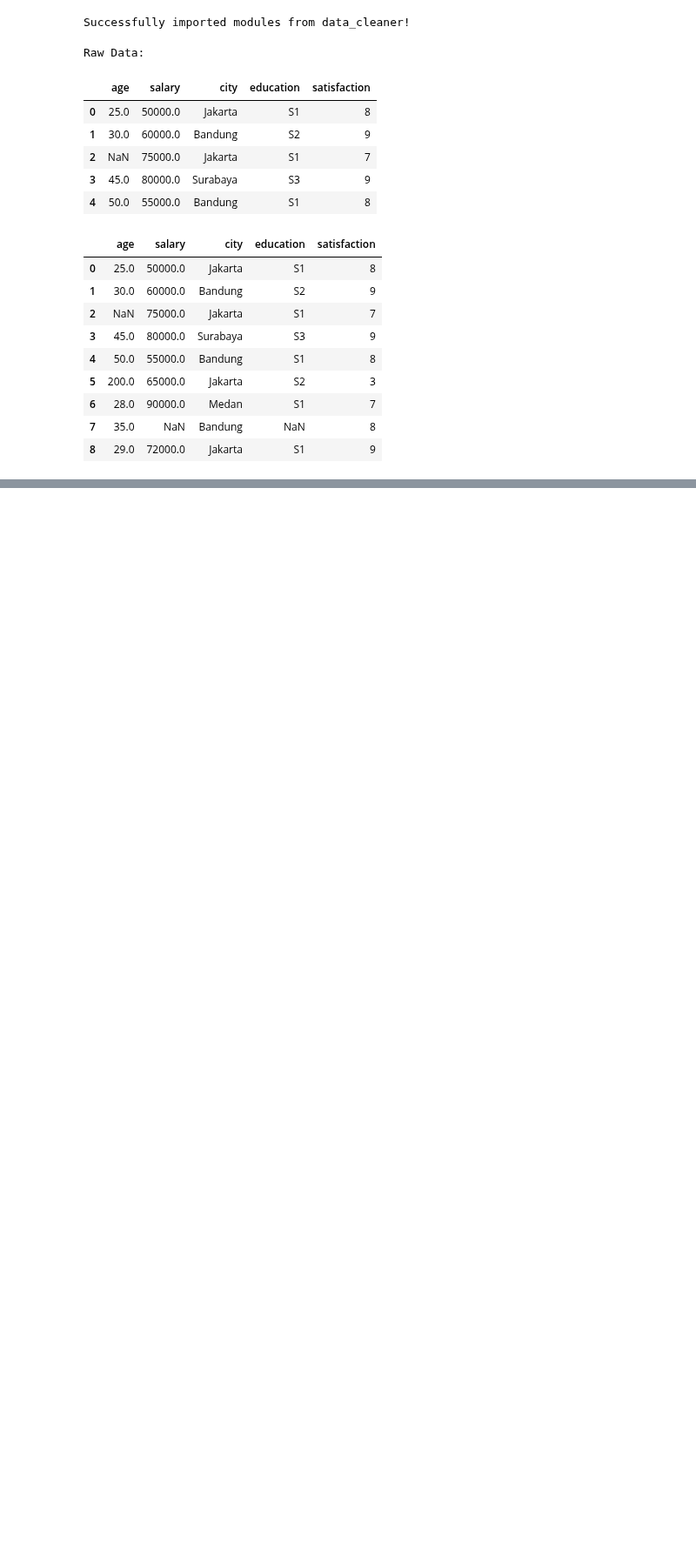
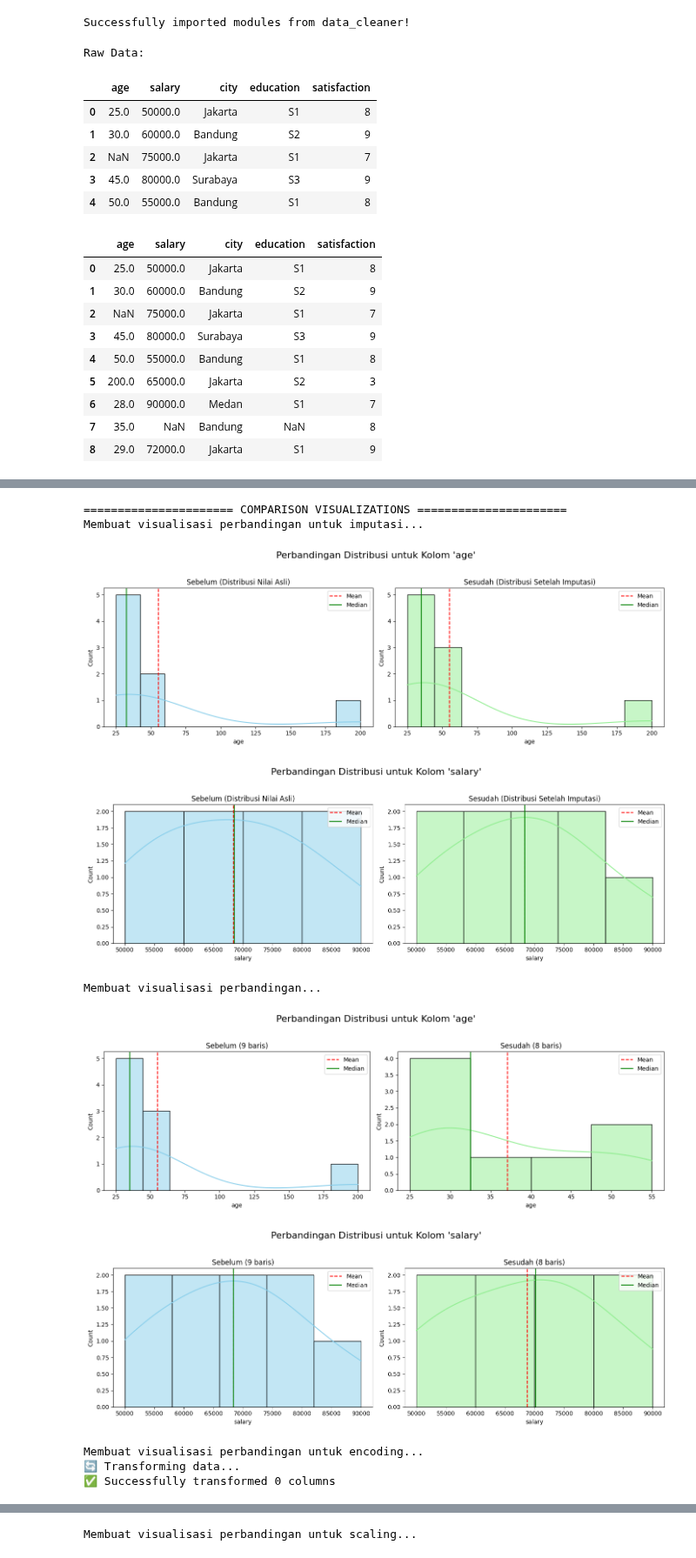
Before and after one commit to bccfilkom/noventis, a Jupyter notebook: examples/auto.ipynb, the cells around one changed output, grey strips where cells are left out. Shown at 87% size. Saved outputs shown, nothing was run; the diff lists cells and outputs as text; code cells hidden in the pictures; blank space fills up the shorter version.

```diff
--- a/examples/auto.ipynb
+++ b/examples/auto.ipynb
@@ -50,8 +50,9 @@ df_raw
 | 8 | 29.0 | 72000.0 | Jakarta | S1 | 9 |
 # %%
 
-df_cleaned = data_cleaner(
+df_cleaned, dfisinstance = data_cleaner(
     data=df_raw,
-    target_column='satisfaction'
+    target_column='satisfaction',
+    return_instance=True,
 )
 # %% [output]
@@ -111,0 +76,13 @@ Executing Step: ENCODE...
+# %%
+dfisinstance.plot_all_comparisons()
+# %% [output]
+====================== COMPARISON VISUALIZATIONS ======================
+Membuat visualisasi perbandingan untuk imputasi...
+[figure, added]
+[figure, added]
+Membuat visualisasi perbandingan...
+[figure, added]
+[figure, added]
+Membuat visualisasi perbandingan untuk encoding...
+🔄 Transforming data...
+✅ Successfully transformed 0 columns
@@ -111,0 +91 @@ Executing Step: ENCODE...
+Membuat visualisasi perbandingan untuk scaling...
```
Also changed, not shown: parts of 7 cells of this notebook, 2 other files.
